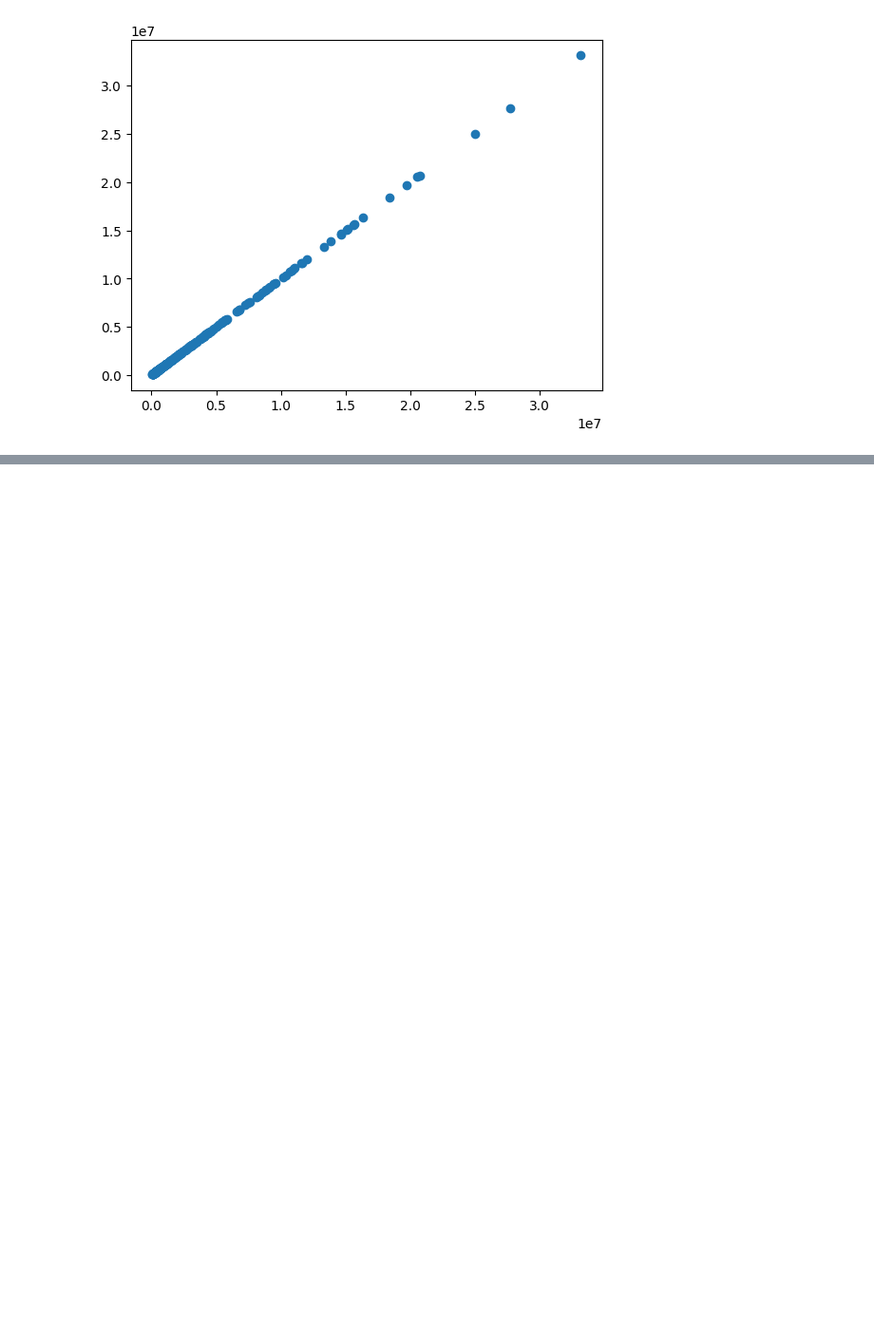
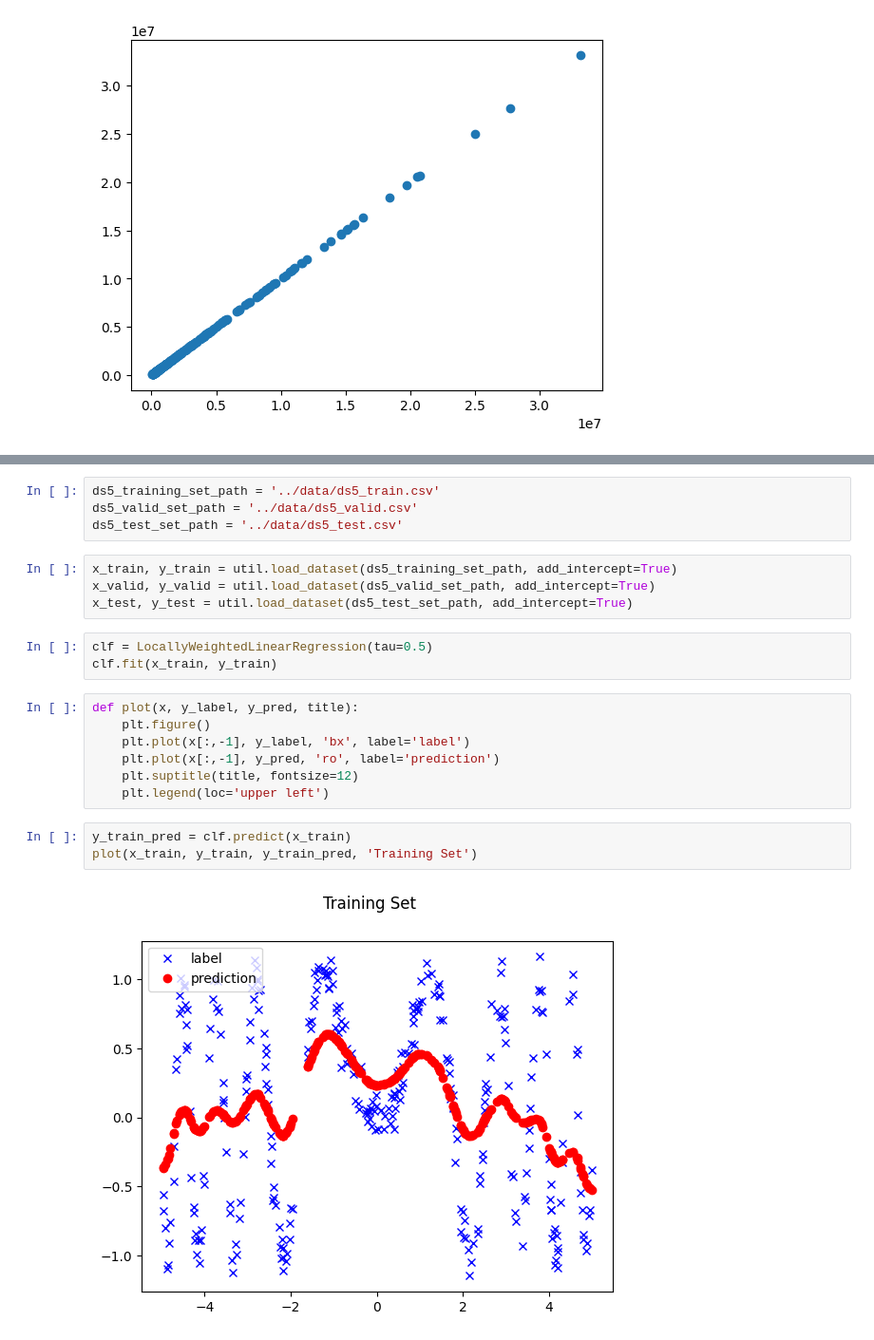
Before and after one commit to meganzj/Machine-Learning-cs229-2018, a Jupyter notebook: problem-sets/PS1/src/pset1-coding-jz.ipynb, the cells around one changed output, grey strips where cells are left out. Shown: that part at 95% size. Cells and saved outputs as stored; diff of their text form; blank space fills up the shorter version.

```diff
--- a/problem-sets/PS1/src/pset1-coding-jz.ipynb
+++ b/problem-sets/PS1/src/pset1-coding-jz.ipynb
@@ -601,0 +702,23 @@ plt.show()
+# %%
+ds5_training_set_path = '../data/ds5_train.csv'
+ds5_valid_set_path = '../data/ds5_valid.csv'
+ds5_test_set_path = '../data/ds5_test.csv'
+# %%
+x_train, y_train = util.load_dataset(ds5_training_set_path, add_intercept=True)
+x_valid, y_valid = util.load_dataset(ds5_valid_set_path, add_intercept=True)
+x_test, y_test = util.load_dataset(ds5_test_set_path, add_intercept=True)
+# %%
+clf = LocallyWeightedLinearRegression(tau=0.5)
+clf.fit(x_train, y_train)
+# %%
+def plot(x, y_label, y_pred, title):
+    plt.figure()
+    plt.plot(x[:,-1], y_label, 'bx', label='label')
+    plt.plot(x[:,-1], y_pred, 'ro', label='prediction')
+    plt.suptitle(title, fontsize=12)
+    plt.legend(loc='upper left')
+# %%
+y_train_pred = clf.predict(x_train)
+plot(x_train, y_train, y_train_pred, 'Training Set')
+# %% [output]
+[figure, added]
```
Also changed, not shown: parts of 14 cells of this notebook, 2 other files.
